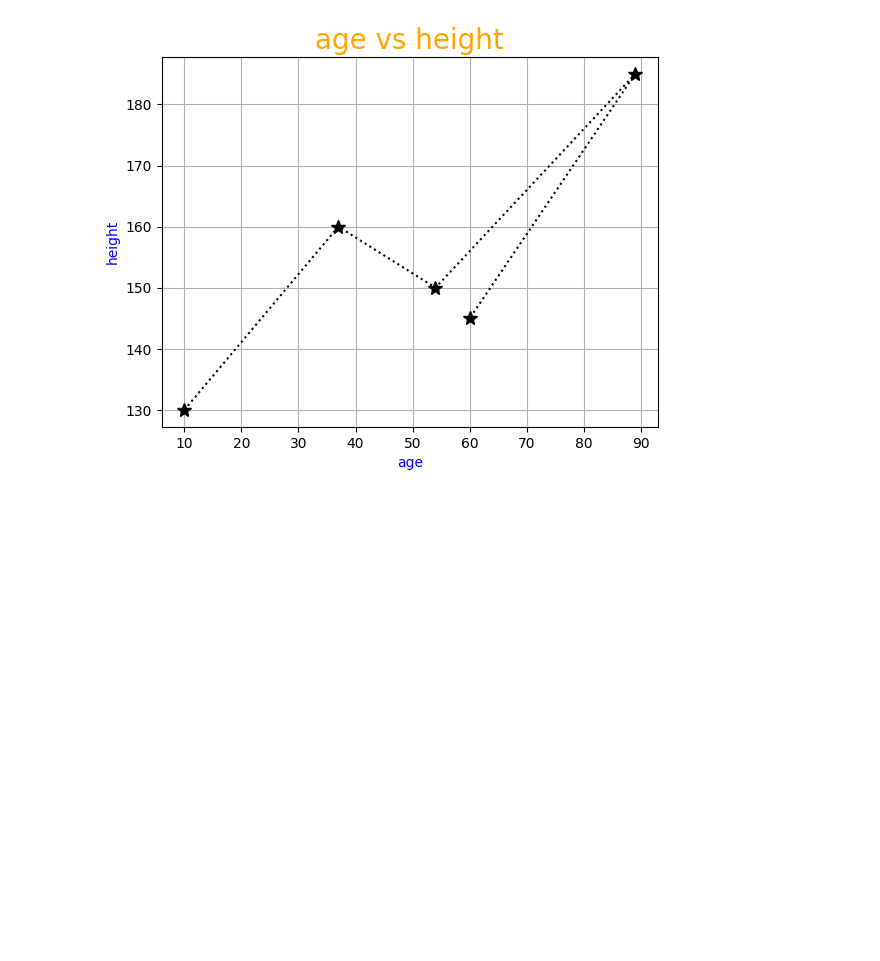
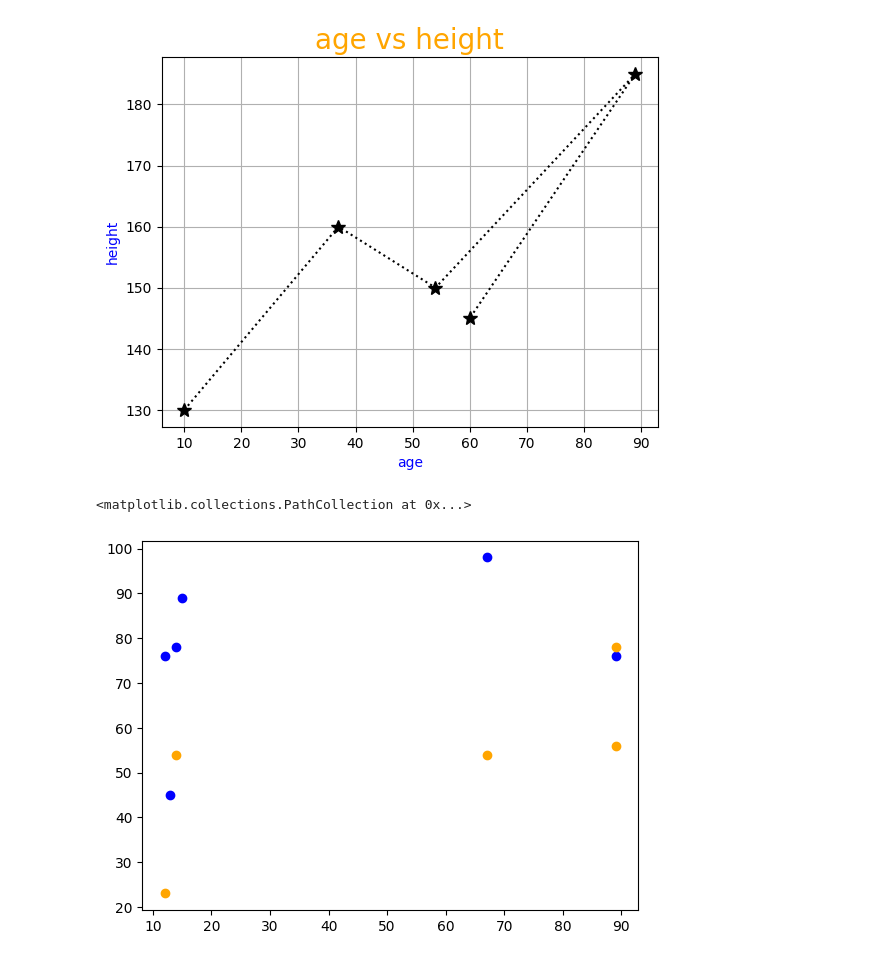
Before and after one commit to Nandanalinson/Python-core-concepts, a Jupyter notebook: day51/matplot_lib.ipynb, the cells around one changed output. Cells and saved outputs as stored; diff of their text form; code cells hidden in the pictures; blank space fills up the shorter version.

Commit message:
Matplot_lib: scatter

```diff
--- a/day51/matplot_lib.ipynb
+++ b/day51/matplot_lib.ipynb
@@ -191,3 +191,21 @@ plt.title('age vs height',color='orange',size =20)
 plt.grid()
 # %% [output]
 [figure]
+# %%
+# scatter plot
+# similar to marker
+
+x23 = [12,13,14,15,67,89]
+y23 = [76,45,78,89,98,76]
+
+x34 = [12,14,89,67,89]
+y34 = [23,54,78,54,56]
+
+plt.scatter(x23,y23,color = 'b')
+
+plt.scatter(x34,y34,color = 'orange')
+
+# scatter plot of two lines (here first one is blue and second one is orange)
+# %% [output]
+<matplotlib.collections.PathCollection at 0x...>
+[figure, added]
```
Also changed, not shown: parts of 1 cell of this notebook.
